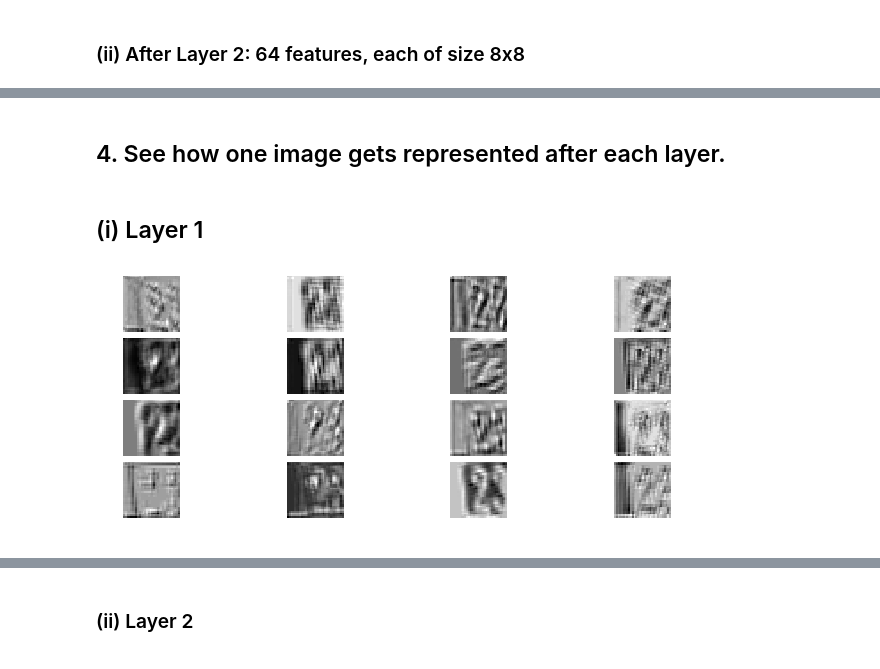
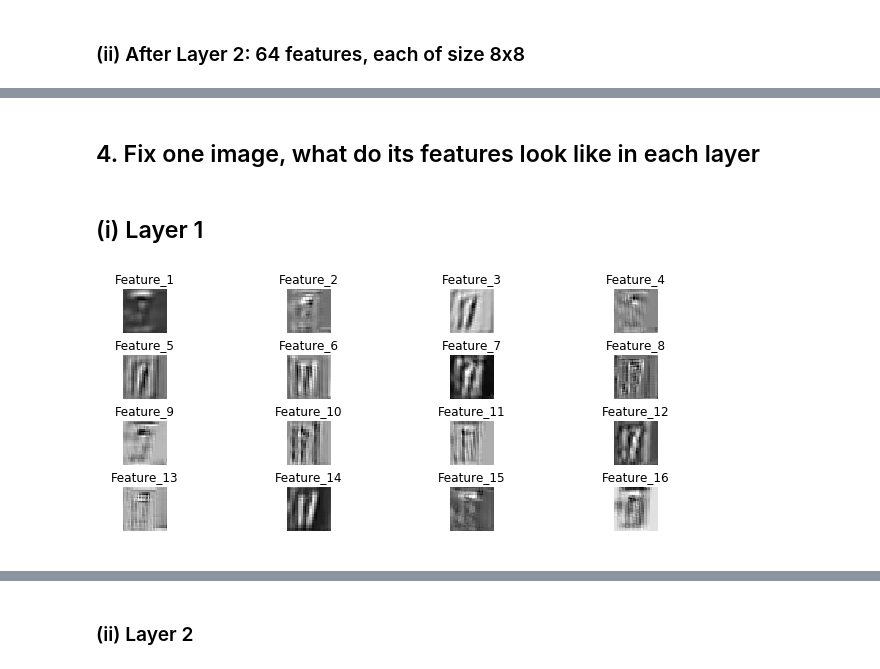
Before and after one commit to bpeng93/AML_Project, a Jupyter notebook: SVHN_CIFAR10.ipynb, the cells around one changed output, grey strips where cells are left out. Drawn from its saved outputs; the diff is of its cells as text; code cells hidden in the pictures.

```diff
--- a/SVHN_CIFAR10.ipynb
+++ b/SVHN_CIFAR10.ipynb
@@ -54,11 +58,15 @@ def GCN(data_dir, ratio):
 # %%
 def read_SVHN(data_dir, ratio, batch_size):
     ''' read SCVN function images are 32 * 32 and in gray scale
+
     Args:
+    ----------
         data_dir: the path to the SVHN, the data is in .mat format
         ratio: test and train ratio
         batch_size: number of train images trained per time
+
     Return:
+    ----------
         image_list: the first element of image_list is the train batch the second is the validation batch
         label_list: the first element of label_list is the train batch the second is the validation batch
     '''
@@ -247,8 +283,14 @@ def optimize(loss, learning_rate, global_step):
 def unpool(value, name='unpool'):
     """N-dimensional version of the unpooling operation from
     https://www.robots.ox.ac.uk/~vgg/rg/papers/Dosovitskiy_Learning_to_Generate_2015_CVPR_paper.pdf
-    :param value: A Tensor of shape [b, d0, d1, ..., dn, ch]
-    :return: A Tensor of shape [b, 2*d0, 2*d1, ..., 2*dn, ch]
+
+    args:
+    ----------
+    A Tensor of shape [b, d0, d1, ..., dn, ch]
+
+    return:
+    ----------
+    A Tensor of shape [b, 2*d0, 2*d1, ..., 2*dn, ch]
     """
     with tf.name_scope(name) as scope:
         shape = value.get_shape().as_list()
@@ -299,7 +357,7 @@ RATIO = 0.1 # take 20% of dataset as validation data
 BATCH_SIZE = 64
 TEST_BATCH_SIZE = 20
 CAPACITY = 2000
-MAX_STEP = 10 # with current parameters, it is suggested to use MAX_STEP>10k
+MAX_STEP = 10000 # with current parameters, it is suggested to use MAX_STEP>10k
 learning_rate = 0.0001 # with current parameters, it is suggested to use learning rate<0.0001
 
 data_dir = './data/SVHN/train_32x32.mat'
@@ -436,34 +535,35 @@ display_features(
 # %% [markdown]
-## 4. See how one image gets represented after each layer.
+## 4. Fix one image, what do its features look like in each layer
+# %%
+n = 1 #index of the image we select
 # %% [markdown]
 ## (i) Layer 1
 # %%
-n = 0 #image index
-
 w1 = [v for v in tf.trainable_variables() if v.name == "conv1/weights:0"][0]
 
 #Reconstruction from the layer CNV-1
 featuresReLu_1 = tf.placeholder(tf.float32,[None, 16, 16, 16])
 unPool_1 = unpool(featuresReLu_1)
 unReLu_1 = tf.nn.relu(unPool_1)
 unBias_1 = unReLu_1
 #unConv = tf.nn.conv2d_transpose(unBias, W_conv1, output_shape=[1,28,28,1] , strides=[1,1,1,1], padding="SAME")
 unConv_1 = tf.nn.conv2d_transpose(unBias_1, w1, output_shape=[64,32,32,1] , strides=[1,1,1,1], padding="SAME")
 
 plt.figure(num='layer1',figsize=(10,8))
 for i in range(16):
     isolated = p1_v.copy()
     isolated[:,:,:,:i] = 0
     isolated[:,:,:,i+1:] = 0#These two lines set all other features other than feature i to 0
     with tf.Session() as sess:
         sess.run(tf.global_variables_initializer())
         pixelactive = sess.run(unConv_1, feed_dict={featuresReLu_1: isolated})
     #print(pixelactive.shape)
     plt.subplot(4,4,i+1)
     plt.imshow(pixelactive[n,:,:,0],cmap="gray")
+    plt.title('Feature_{}'.format(i+1))
     plt.axis('off')
-plt.subplots_adjust(top=0.5, bottom=0.08, left=0.10, right=0.95, hspace=0.1,
+plt.subplots_adjust(top=0.5, bottom=0.08, left=0.10, right=0.95, hspace=0.5,
                     wspace=0.35)
 plt.show()
 # %% [output]
-[figure, old version]
+[figure, new version]
```
Also changed, not shown: parts of 35 cells of this notebook.
